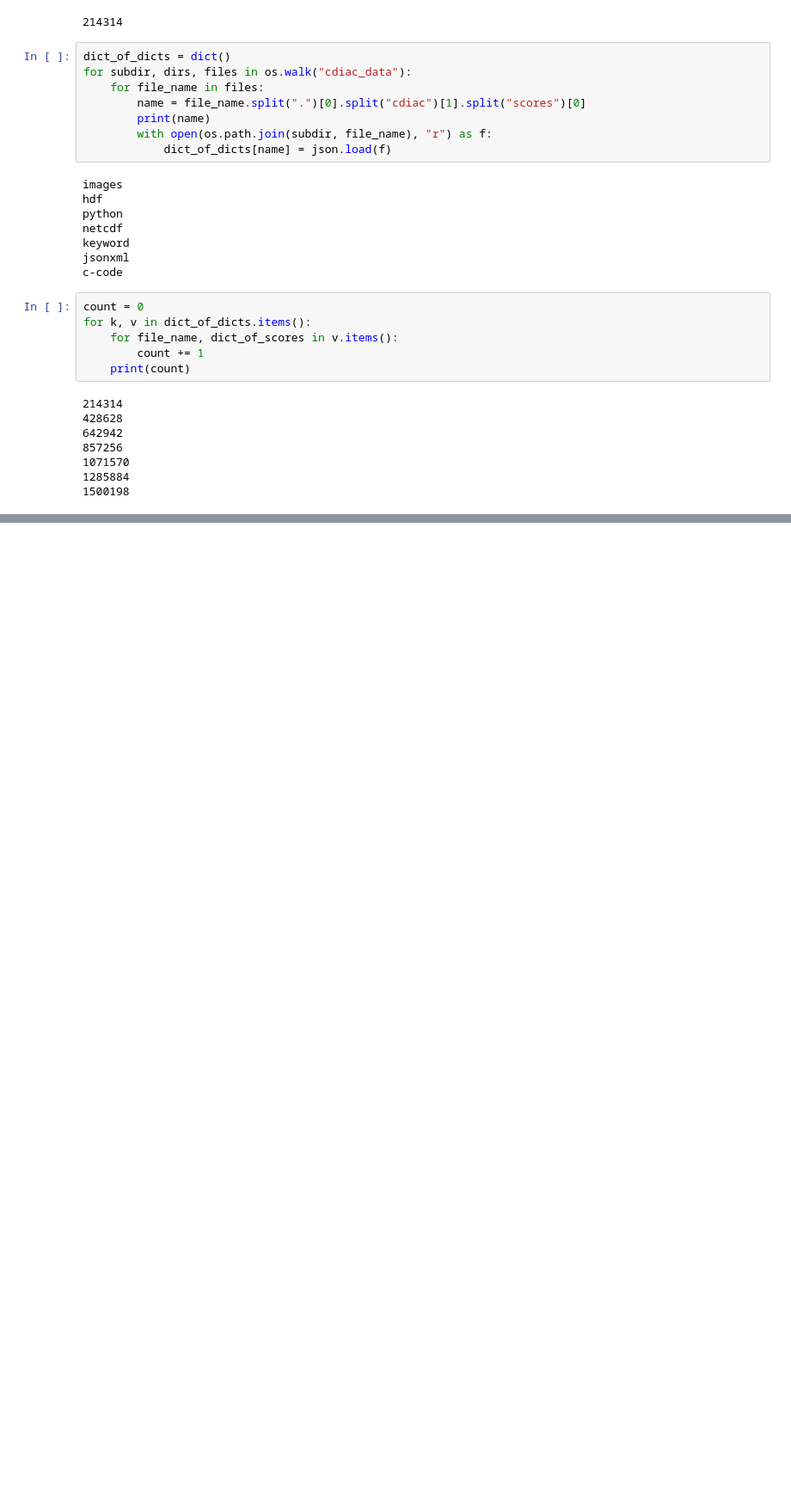
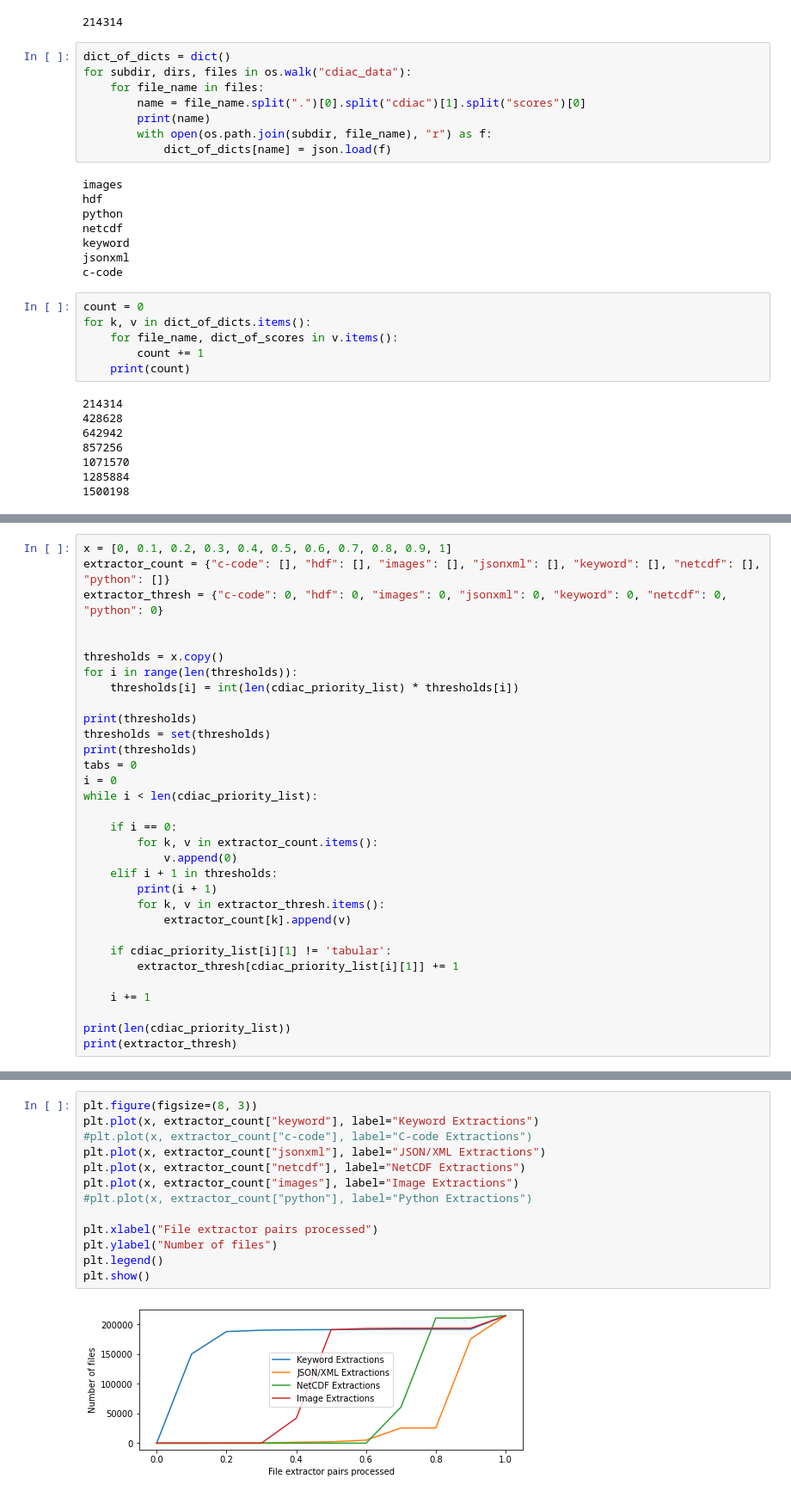
Before and after one commit to xtracthub/xtract-sampler, a Jupyter notebook: Scheduler/deqeue_analysis_iccs.ipynb, the cells around one changed output, grey strips where cells are left out. Shown at 86% size. Cells and saved outputs as stored; diff of their text form; blank space fills up the shorter version.

```diff
--- a/Scheduler/deqeue_analysis_iccs.ipynb
+++ b/Scheduler/deqeue_analysis_iccs.ipynb
@@ -102,0 +200,32 @@ for threshold in x:
+# %%
+x = [0, 0.1, 0.2, 0.3, 0.4, 0.5, 0.6, 0.7, 0.8, 0.9, 1]
+extractor_count = {"c-code": [], "hdf": [], "images": [], "jsonxml": [], "keyword": [], "netcdf": [], "python": []}
+extractor_thresh = {"c-code": 0, "hdf": 0, "images": 0, "jsonxml": 0, "keyword": 0, "netcdf": 0, "python": 0}
+
+
+thresholds = x.copy()
+for i in range(len(thresholds)):
+	thresholds[i] = int(len(cdiac_priority_list) * thresholds[i])
+
+print(thresholds)
+thresholds = set(thresholds)
+print(thresholds)
+tabs = 0
+i = 0
+while i < len(cdiac_priority_list):
+
+	if i == 0:
+		for k, v in extractor_count.items():
+			v.append(0)
+	elif i + 1 in thresholds:
+		print(i + 1)
+		for k, v in extractor_thresh.items():
+			extractor_count[k].append(v)
+
+	if cdiac_priority_list[i][1] != 'tabular':
+		extractor_thresh[cdiac_priority_list[i][1]] += 1
+
+	i += 1
+
+print(len(cdiac_priority_list))
+print(extractor_thresh)
@@ -102,0 +247,15 @@ for threshold in x:
+# %%
+plt.figure(figsize=(8, 3))
+plt.plot(x, extractor_count["keyword"], label="Keyword Extractions")
+#plt.plot(x, extractor_count["c-code"], label="C-code Extractions")
+plt.plot(x, extractor_count["jsonxml"], label="JSON/XML Extractions")
+plt.plot(x, extractor_count["netcdf"], label="NetCDF Extractions")
+plt.plot(x, extractor_count["images"], label="Image Extractions")
+#plt.plot(x, extractor_count["python"], label="Python Extractions")
+
+plt.xlabel("File extractor pairs processed")
+plt.ylabel("Number of files")
+plt.legend()
+plt.show()
+# %% [output]
+[figure, added]
```
Also changed, not shown: parts of 9 cells of this notebook, 1 other file.
